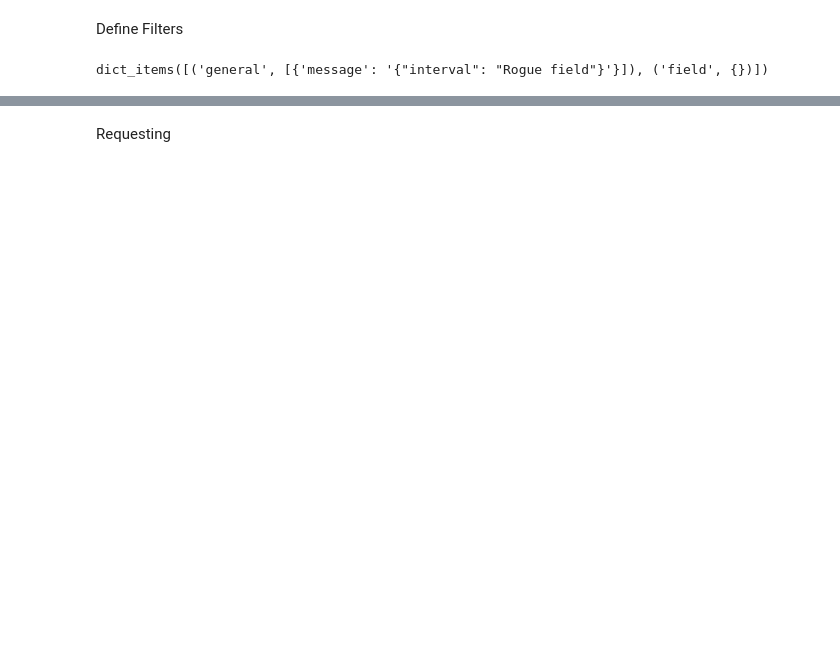
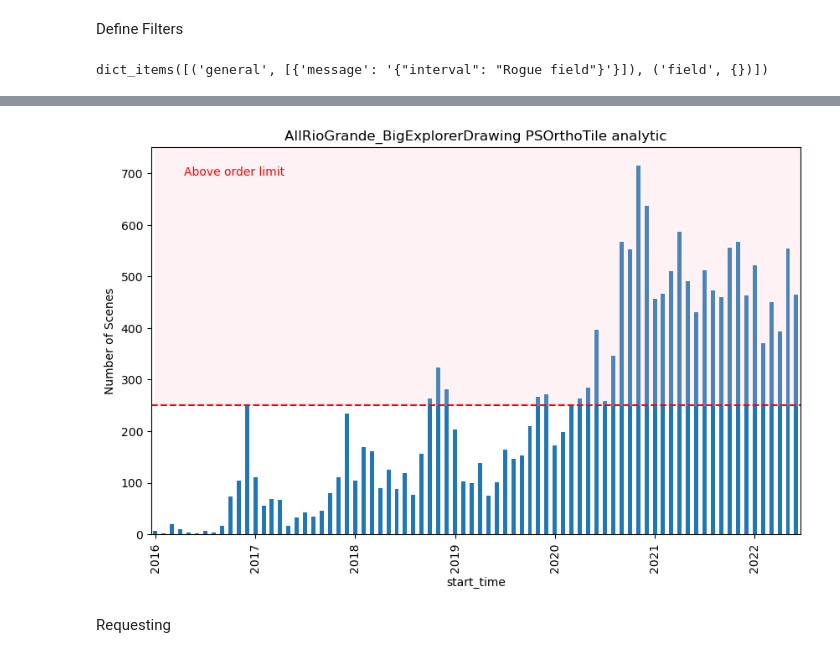
Before and after one commit to dtadych/Tadych_PlanetData_Challenge, a Jupyter notebook: Making_An_Order_modified.ipynb, the cells around one changed output, grey strips where cells are left out. Cells and saved outputs as stored; diff of their text form; code cells hidden in the pictures; blank space fills up the shorter version.

Commit message:
Trying to perfect the ordering process and updating Analysis

```diff
--- a/Making_An_Order_modified.ipynb
+++ b/Making_An_Order_modified.ipynb
@@ -347,3 +363,39 @@ search_results.plot(kind = 'bar',title = site_name+" "+str(item_type)+' '+str(as
+# %%
+# Sample data
+search_results = pd.DataFrame(res_dic['buckets'])
+search_results['start_time'] = pd.to_datetime(search_results['start_time'])
+search_results['month'] = search_results['start_time'].dt.month
+search_results['year'] = search_results['start_time'].dt.year
+search_results = search_results.set_index('start_time')
+
+# Create a bar plot
+ax = search_results['count'].plot(kind='bar', stacked=True, figsize=(10, 6))
+
+# Set x-axis ticks
+tick_positions = range(0, len(search_results['year'].unique()) * 12, 12)
+ax.set_xticks(tick_positions)
+
+# Set x-axis labels to display only years
+ax.set_xticklabels(search_results['year'].unique())
+
+# Add shaded background above the 250 line
+ax.axvspan(0, len(search_results) + 1, ymin=250 / ax.get_ylim()[1], alpha=0.2, color='pink', label='Above order limit')
+
+# Add floating text in the top left corner
+ax.text(0.05, 0.95, 'Above order limit', transform=ax.transAxes, color='red', fontsize=10, verticalalignment='top')
+
+# Add a horizontal line at y=250
+ax.axhline(y=250, color='red', linestyle='--', label='Threshold')
+
+# Set labels and title
+# plt.xlabel('Time')
+plt.ylabel('Number of Scenes')
+plt.title(site_name + " " + str(item_type) + ' ' + str(asset_filter['config'][0]))
+
+# Show the plot
+plt.show()
+# %% [output]
+[figure, added]
 # %% [markdown]
 Requesting
 # %%
```
Also changed, not shown: parts of 10 cells of this notebook, 2 other files.
